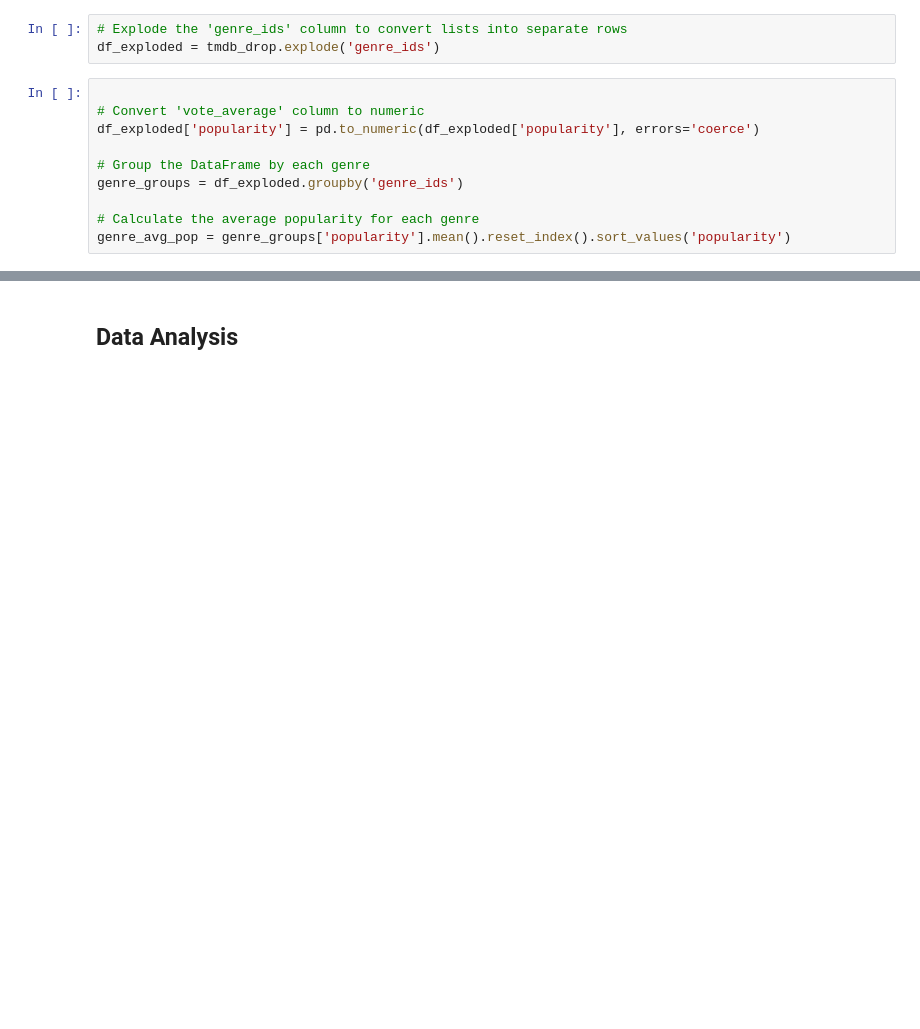
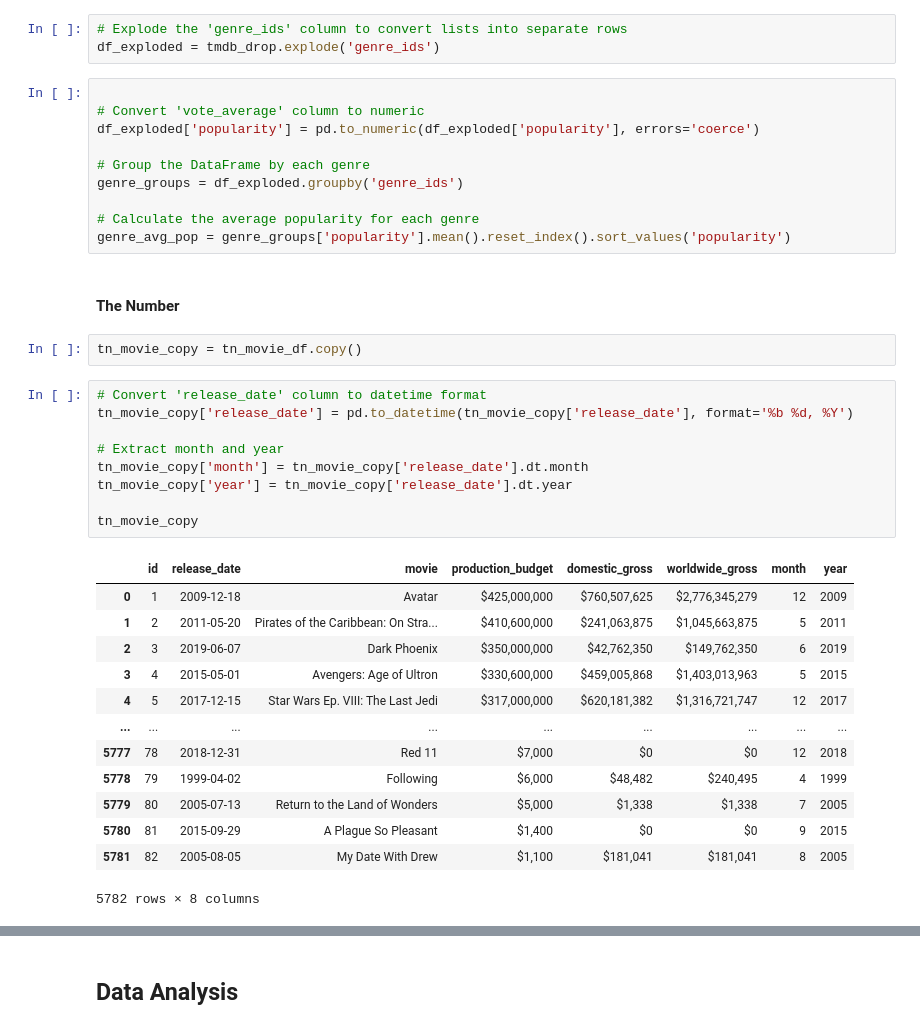
Before and after one commit to CrisThatOneCris/dsc-phase-1-project-v2-4, a Jupyter notebook: student.ipynb, the cells around one changed output, grey strips where cells are left out. Saved outputs shown, nothing was run; the diff lists cells and outputs as text; blank space fills up the shorter version.

```diff
--- a/student.ipynb
+++ b/student.ipynb
@@ -414,3 +414,30 @@ genre_groups = df_exploded.groupby('genre_ids')
 
 # Calculate the average popularity for each genre
 genre_avg_pop = genre_groups['popularity'].mean().reset_index().sort_values('popularity')
+# %% [markdown]
+#### The Number
+# %%
+tn_movie_copy = tn_movie_df.copy()
+# %%
+# Convert 'release_date' column to datetime format
+tn_movie_copy['release_date'] = pd.to_datetime(tn_movie_copy['release_date'], format='%b %d, %Y')
+
+# Extract month and year
+tn_movie_copy['month'] = tn_movie_copy['release_date'].dt.month
+tn_movie_copy['year'] = tn_movie_copy['release_date'].dt.year
+
+tn_movie_copy
+# %% [output]
+|  | id | release_date | movie | production_budget | domestic_gross | worldwide_gross | month | year |
+| 0 | 1 | 2009-12-18 | Avatar | $425,000,000 | $760,507,625 | $2,776,345,279 | 12 | 2009 |
+| 1 | 2 | 2011-05-20 | Pirates of the Caribbean: On Stra... | $410,600,000 | $241,063,875 | $1,045,663,875 | 5 | 2011 |
+| 2 | 3 | 2019-06-07 | Dark Phoenix | $350,000,000 | $42,762,350 | $149,762,350 | 6 | 2019 |
+| 3 | 4 | 2015-05-01 | Avengers: Age of Ultron | $330,600,000 | $459,005,868 | $1,403,013,963 | 5 | 2015 |
+| 4 | 5 | 2017-12-15 | Star Wars Ep. VIII: The Last Jedi | $317,000,000 | $620,181,382 | $1,316,721,747 | 12 | 2017 |
+| ... | ... | ... | ... | ... | ... | ... | ... | ... |
+| 5777 | 78 | 2018-12-31 | Red 11 | $7,000 | $0 | $0 | 12 | 2018 |
+| 5778 | 79 | 1999-04-02 | Following | $6,000 | $48,482 | $240,495 | 4 | 1999 |
+| 5779 | 80 | 2005-07-13 | Return to the Land of Wonders | $5,000 | $1,338 | $1,338 | 7 | 2005 |
+| 5780 | 81 | 2015-09-29 | A Plague So Pleasant | $1,400 | $0 | $0 | 9 | 2015 |
+| 5781 | 82 | 2005-08-05 | My Date With Drew | $1,100 | $181,041 | $181,041 | 8 | 2005 |
+5782 rows × 8 columns
```
Also changed, not shown: parts of 6 cells of this notebook.
